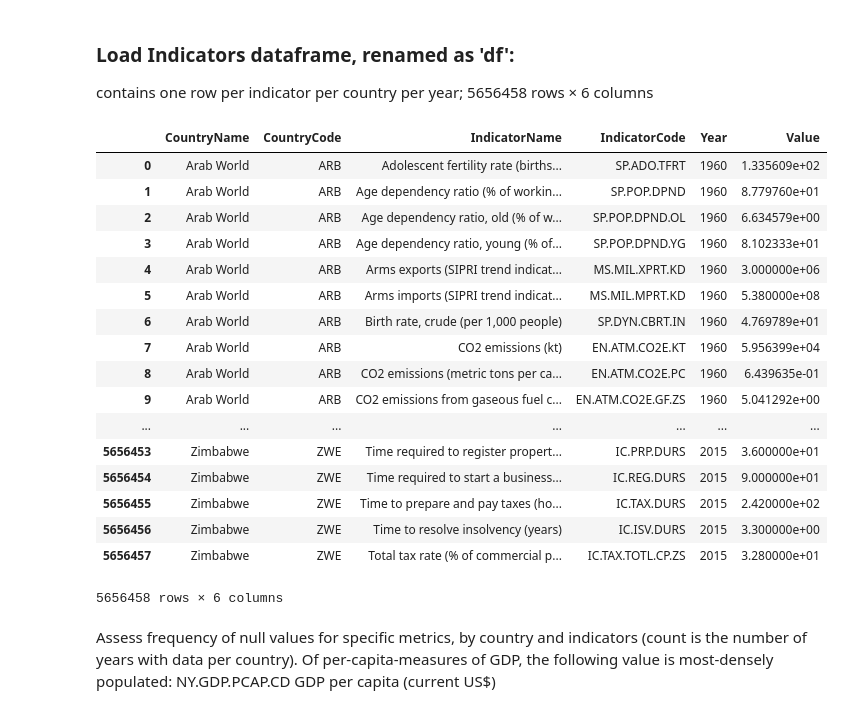
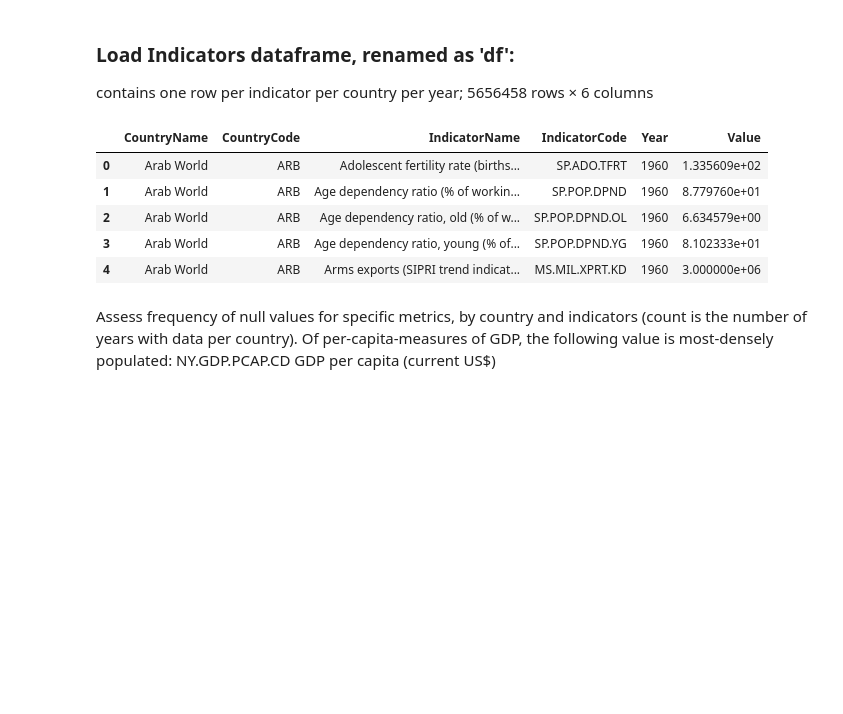
Before and after one commit to gussie/Springboard_data_science, a Jupyter notebook: Capstone project 1.ipynb, the cells around one changed output. Drawn from its saved outputs; the diff is of its cells as text; code cells hidden in the pictures; blank space fills up the shorter version.

```diff
--- a/Capstone project 1.ipynb
+++ b/Capstone project 1.ipynb
@@ -132,26 +132,14 @@ metrics[metrics.IndicatorName.str.contains('GDP per capita')]
 contains one row per indicator per country per year; 5656458 rows × 6 columns
 # %%
 df = pd.DataFrame.from_csv('data/indicators.csv', index_col=None)
-df
+df.head(5)
 # %% [output]
 |  | CountryName | CountryCode | IndicatorName | IndicatorCode | Year | Value |
 | 0 | Arab World | ARB | Adolescent fertility rate (births... | SP.ADO.TFRT | 1960 | 1.335609e+02 |
 | 1 | Arab World | ARB | Age dependency ratio (% of workin... | SP.POP.DPND | 1960 | 8.779760e+01 |
 | 2 | Arab World | ARB | Age dependency ratio, old (% of w... | SP.POP.DPND.OL | 1960 | 6.634579e+00 |
 | 3 | Arab World | ARB | Age dependency ratio, young (% of... | SP.POP.DPND.YG | 1960 | 8.102333e+01 |
 | 4 | Arab World | ARB | Arms exports (SIPRI trend indicat... | MS.MIL.XPRT.KD | 1960 | 3.000000e+06 |
-| 5 | Arab World | ARB | Arms imports (SIPRI trend indicat... | MS.MIL.MPRT.KD | 1960 | 5.380000e+08 |
-| 6 | Arab World | ARB | Birth rate, crude (per 1,000 people) | SP.DYN.CBRT.IN | 1960 | 4.769789e+01 |
-| 7 | Arab World | ARB | CO2 emissions (kt) | EN.ATM.CO2E.KT | 1960 | 5.956399e+04 |
-| 8 | Arab World | ARB | CO2 emissions (metric tons per ca... | EN.ATM.CO2E.PC | 1960 | 6.439635e-01 |
-| 9 | Arab World | ARB | CO2 emissions from gaseous fuel c... | EN.ATM.CO2E.GF.ZS | 1960 | 5.041292e+00 |
-| ... | ... | ... | ... | ... | ... | ... |
-| 5656453 | Zimbabwe | ZWE | Time required to register propert... | IC.PRP.DURS | 2015 | 3.600000e+01 |
-| 5656454 | Zimbabwe | ZWE | Time required to start a business... | IC.REG.DURS | 2015 | 9.000000e+01 |
-| 5656455 | Zimbabwe | ZWE | Time to prepare and pay taxes (ho... | IC.TAX.DURS | 2015 | 2.420000e+02 |
-| 5656456 | Zimbabwe | ZWE | Time to resolve insolvency (years) | IC.ISV.DURS | 2015 | 3.300000e+00 |
-| 5656457 | Zimbabwe | ZWE | Total tax rate (% of commercial p... | IC.TAX.TOTL.CP.ZS | 2015 | 3.280000e+01 |
-5656458 rows × 6 columns
 # %% [markdown]
 Assess frequency of null values for specific metrics, by country and indicators (count is the number of years with data per country). Of per-capita-measures of GDP, the following value is most-densely populated:
 NY.GDP.PCAP.CD	GDP per capita (current US$)
```
Also changed, not shown: parts of 22 cells of this notebook.
